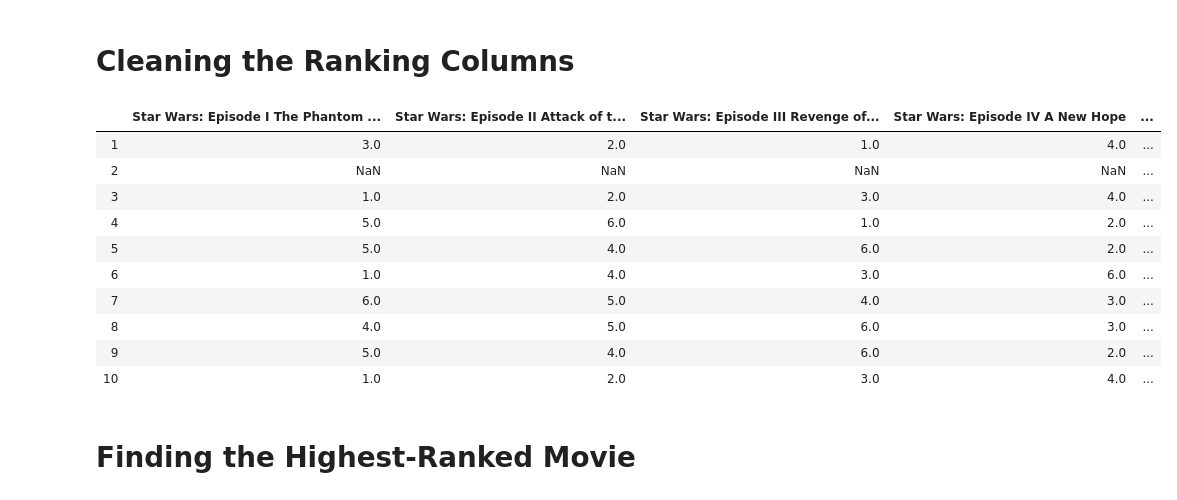
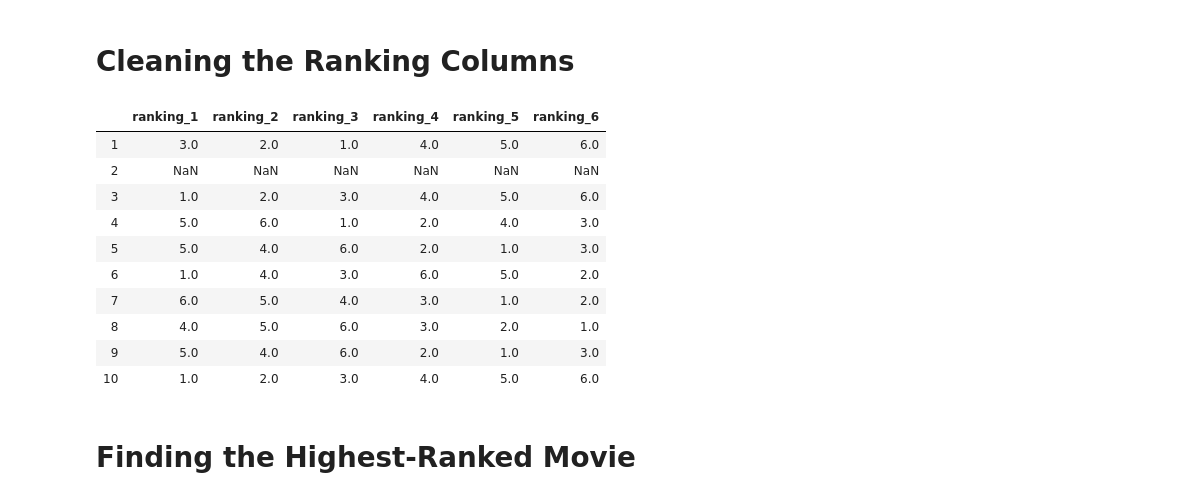
Before and after one commit to vignesh96/star-wars-survey, a Jupyter notebook: star-wars-survey-exploration.ipynb, the cells around one changed output. Saved outputs shown, nothing was run; the diff lists cells and outputs as text; code cells hidden in the pictures.

```diff
--- a/star-wars-survey-exploration.ipynb
+++ b/star-wars-survey-exploration.ipynb
@@ -132,32 +132,32 @@ star_wars[star_wars.columns[3:9]].head()
 # %%
 # Convert the reponse type to float
 
 star_wars[star_wars.columns[9:15]] = star_wars[star_wars.columns[9:15]].astype(float)
 
 # Rename the response columns
 
 col_map = {
-    "Please rank the Star Wars films in order of preference with 1 being your favorite film in the franchise and 6 being your least favorite film.": 'Star Wars: Episode I  The Phantom Menace',
-    "Unnamed: 10":'Star Wars: Episode II  Attack of the Clones',
-    "Unnamed: 11":'Star Wars: Episode III  Revenge of the Sith',
-    "Unnamed: 12":'Star Wars: Episode IV  A New Hope',
-    "Unnamed: 13":'Star Wars: Episode V The Empire Strikes Back',
-    "Unnamed: 14":'Star Wars: Episode VI Return of the Jedi'
+    "Please rank the Star Wars films in order of preference with 1 being your favorite film in the franchise and 6 being your least favorite film.": 'ranking_1',
+    "Unnamed: 10":'ranking_2',
+    "Unnamed: 11":'ranking_3',
+    "Unnamed: 12":'ranking_4',
+    "Unnamed: 13":'ranking_5',
+    "Unnamed: 14":'ranking_6'
 }
 
 star_wars.rename(columns=col_map, inplace=True)
 star_wars[star_wars.columns[9:15]].head(10)
 # %% [output]
-|  | Star Wars: Episode I The Phantom ... | Star Wars: Episode II Attack of t... | Star Wars: Episode III Revenge of... | Star Wars: Episode IV A New Hope | ... |
-| 1 | 3.0 | 2.0 | 1.0 | 4.0 | ... |
-| 2 | NaN | NaN | NaN | NaN | ... |
-| 3 | 1.0 | 2.0 | 3.0 | 4.0 | ... |
-| 4 | 5.0 | 6.0 | 1.0 | 2.0 | ... |
-| 5 | 5.0 | 4.0 | 6.0 | 2.0 | ... |
-| 6 | 1.0 | 4.0 | 3.0 | 6.0 | ... |
-| 7 | 6.0 | 5.0 | 4.0 | 3.0 | ... |
-| 8 | 4.0 | 5.0 | 6.0 | 3.0 | ... |
-| 9 | 5.0 | 4.0 | 6.0 | 2.0 | ... |
-| 10 | 1.0 | 2.0 | 3.0 | 4.0 | ... |
+|  | ranking_1 | ranking_2 | ranking_3 | ranking_4 | ranking_5 | ranking_6 |
+| 1 | 3.0 | 2.0 | 1.0 | 4.0 | 5.0 | 6.0 |
+| 2 | NaN | NaN | NaN | NaN | NaN | NaN |
+| 3 | 1.0 | 2.0 | 3.0 | 4.0 | 5.0 | 6.0 |
+| 4 | 5.0 | 6.0 | 1.0 | 2.0 | 4.0 | 3.0 |
+| 5 | 5.0 | 4.0 | 6.0 | 2.0 | 1.0 | 3.0 |
+| 6 | 1.0 | 4.0 | 3.0 | 6.0 | 5.0 | 2.0 |
+| 7 | 6.0 | 5.0 | 4.0 | 3.0 | 1.0 | 2.0 |
+| 8 | 4.0 | 5.0 | 6.0 | 3.0 | 2.0 | 1.0 |
+| 9 | 5.0 | 4.0 | 6.0 | 2.0 | 1.0 | 3.0 |
+| 10 | 1.0 | 2.0 | 3.0 | 4.0 | 5.0 | 6.0 |
 # %% [markdown]
 <h1>Finding the Highest-Ranked Movie</h1>
```
Also changed, not shown: parts of 10 cells of this notebook.
